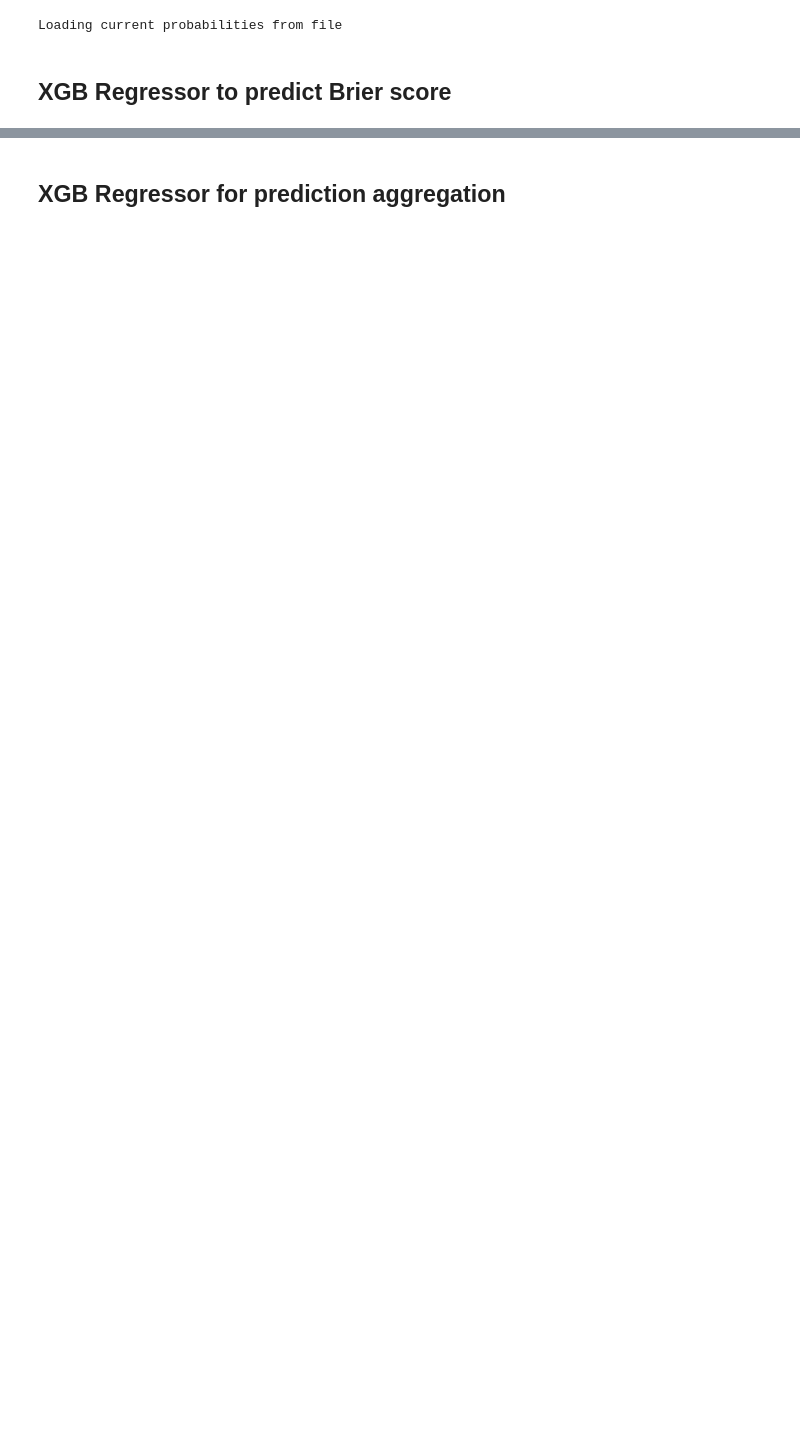
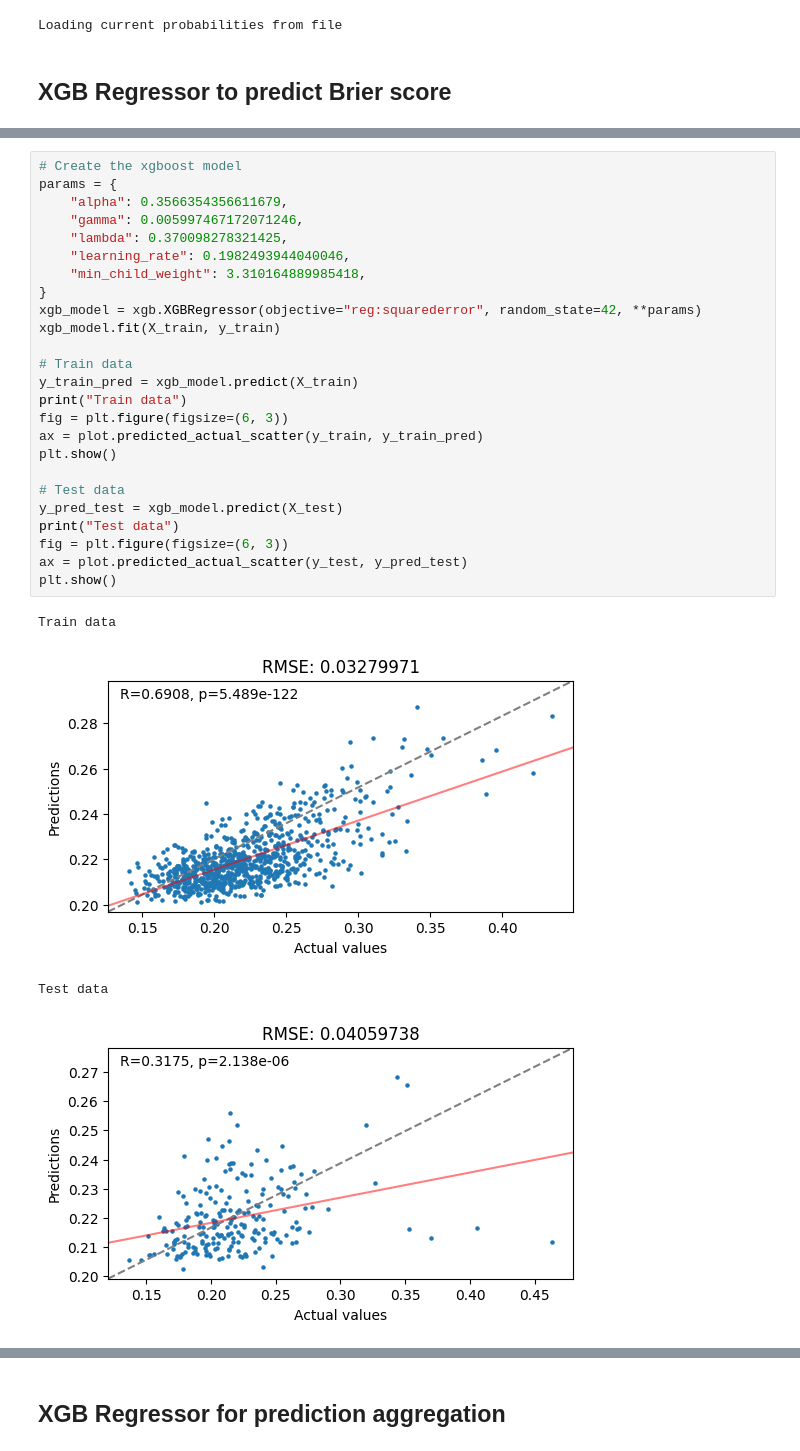
Before and after one commit to jbreffle/acx-prediction-contest, a Jupyter notebook: notebooks/5_post_hoc_xgb.ipynb, the cells around one changed output, grey strips where cells are left out. Cells and saved outputs as stored; diff of their text form; blank space fills up the shorter version.

Commit message:
Create plot.predicted_actual_scatter

```diff
--- a/notebooks/5_post_hoc_xgb.ipynb
+++ b/notebooks/5_post_hoc_xgb.ipynb
@@ -101,3 +77,33 @@ plt.show()
+# %%
+# Create the xgboost model
+params = {
+    "alpha": 0.3566354356611679,
+    "gamma": 0.005997467172071246,
+    "lambda": 0.370098278321425,
+    "learning_rate": 0.1982493944040046,
+    "min_child_weight": 3.310164889985418,
+}
+xgb_model = xgb.XGBRegressor(objective="reg:squarederror", random_state=42, **params)
+xgb_model.fit(X_train, y_train)
+
+# Train data
+y_train_pred = xgb_model.predict(X_train)
+print("Train data")
+fig = plt.figure(figsize=(6, 3))
+ax = plot.predicted_actual_scatter(y_train, y_train_pred)
+plt.show()
+
+# Test data
+y_pred_test = xgb_model.predict(X_test)
+print("Test data")
+fig = plt.figure(figsize=(6, 3))
+ax = plot.predicted_actual_scatter(y_test, y_pred_test)
+plt.show()
+# %% [output]
+Train data
+[figure, added]
+Test data
+[figure, added]
 # %%
 # Feature importance for the XGBoost model
 
```
Also changed, not shown: parts of 19 cells of this notebook, 4 other files.
